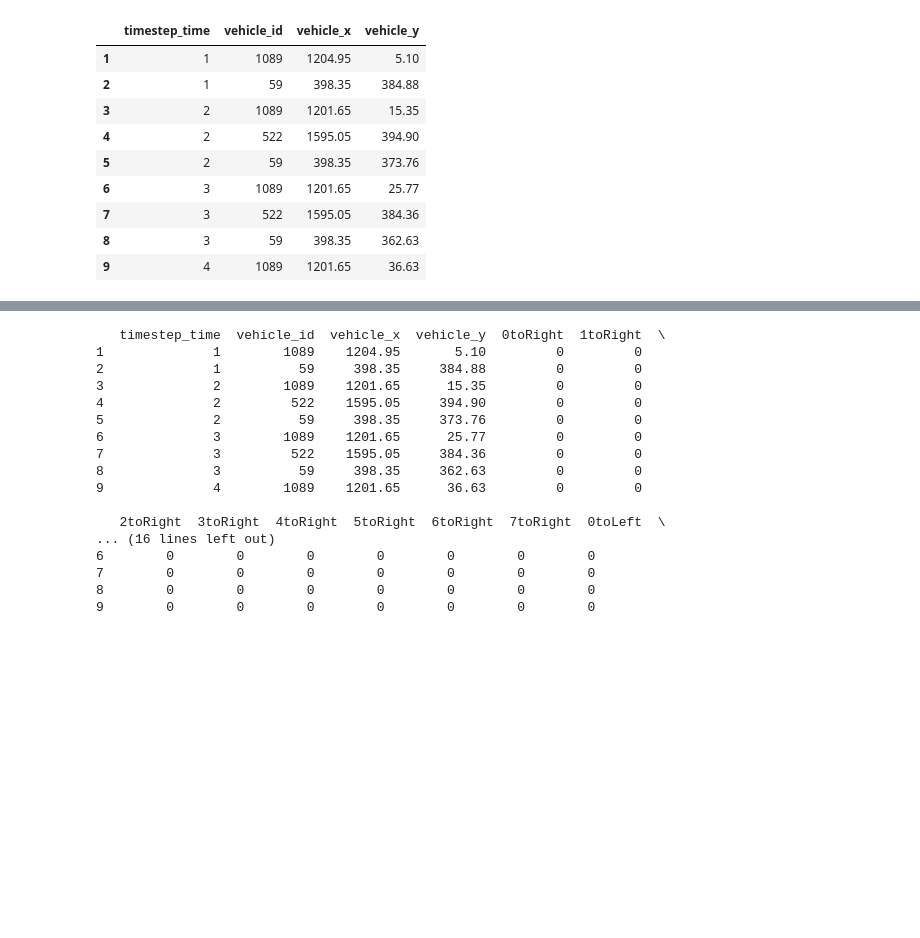
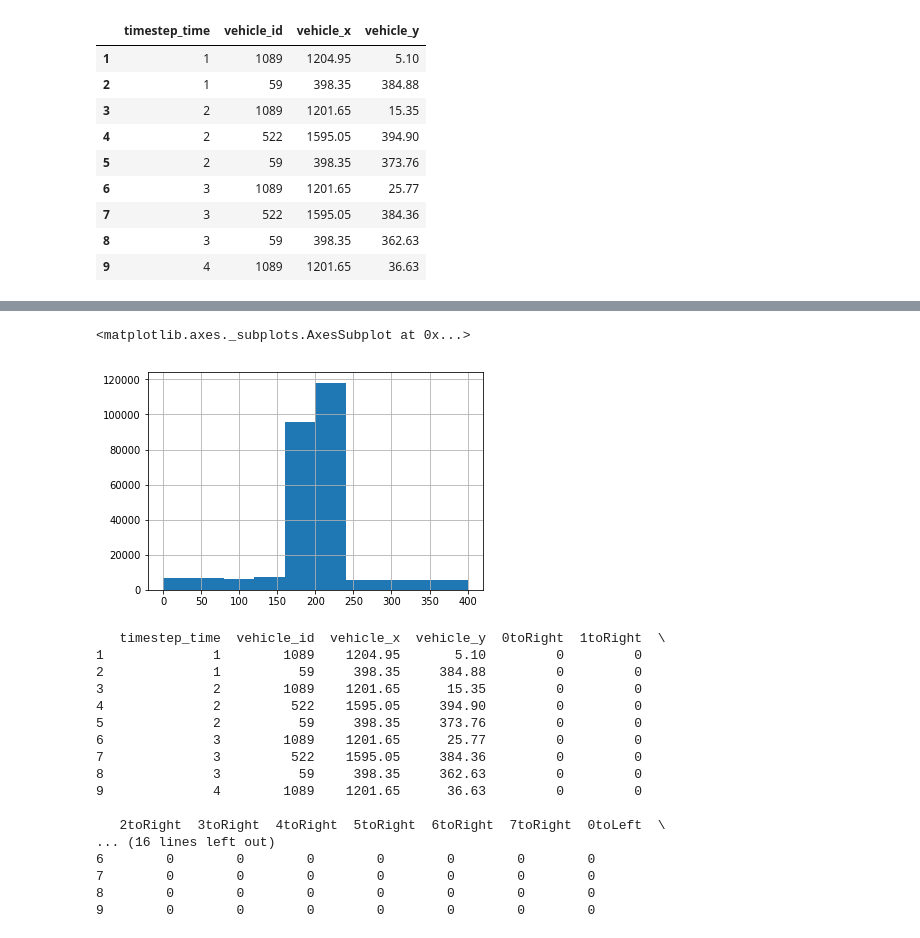
Before and after one commit to aurianeb/SMATS, a Jupyter notebook: Artery_With_OD/SensorModel.ipynb, the cells around one changed output, grey strips where cells are left out. Drawn from its saved outputs; the diff is of its cells as text; code cells hidden in the pictures; blank space fills up the shorter version.

```diff
--- a/Artery_With_OD/SensorModel.ipynb
+++ b/Artery_With_OD/SensorModel.ipynb
@@ -20,3 +211,8 @@ df1[1:10]
+# %%
+df['vehicle_y'].hist()
+# %% [output]
+<matplotlib.axes._subplots.AxesSubplot at 0x...>
+[figure, added]
 # %%
 def sample(x, y, x0, y0, r):
     return (x-x0)**2+(y-y0)**2 <= r**2;
```
Also changed, not shown: parts of 8 cells of this notebook, 7 other files.
